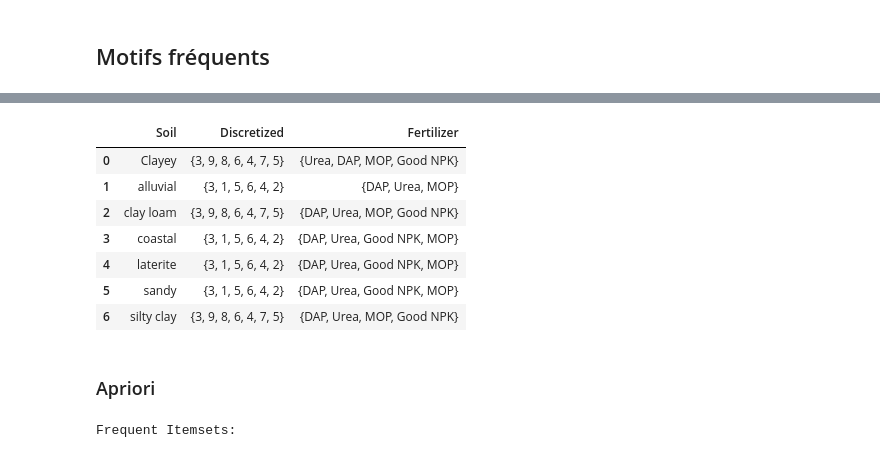
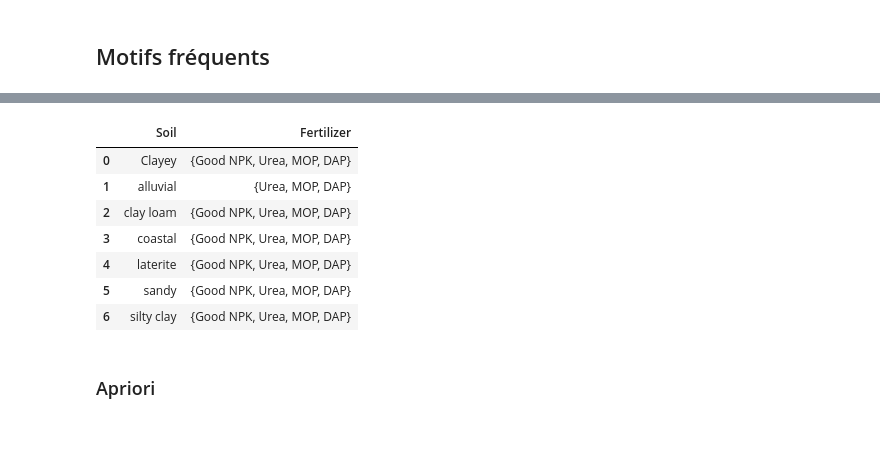
Before and after one commit to Katia-LOUNAS/Data_Mining, a Jupyter notebook: Frequent patterns and association rules.ipynb, the cells around one changed output, grey strips where cells are left out. Cells and saved outputs as stored; diff of their text form; code cells hidden in the pictures.

```diff
--- a/Frequent patterns and association rules.ipynb
+++ b/Frequent patterns and association rules.ipynb
@@ -118,18 +118,18 @@ grouped
 # %%
-dataset = df_after.groupby('Soil').agg({
-    'Discretized': set,
+dataset = df_after2.groupby('Soil').agg({
+    # 'Discretized': set,
     'Fertilizer': set
 }).reset_index()
 dataset.to_csv('./Data/Dataset-bis_bis.csv', index=False)
 dataset
 # %% [output]
-|  | Soil | Discretized | Fertilizer |
-| 0 | Clayey | {3, 9, 8, 6, 4, 7, 5} | {Urea, DAP, MOP, Good NPK} |
-| 1 | alluvial | {3, 1, 5, 6, 4, 2} | {DAP, Urea, MOP} |
-| 2 | clay loam | {3, 9, 8, 6, 4, 7, 5} | {DAP, Urea, MOP, Good NPK} |
-| 3 | coastal | {3, 1, 5, 6, 4, 2} | {DAP, Urea, Good NPK, MOP} |
-| 4 | laterite | {3, 1, 5, 6, 4, 2} | {DAP, Urea, Good NPK, MOP} |
-| 5 | sandy | {3, 1, 5, 6, 4, 2} | {DAP, Urea, Good NPK, MOP} |
-| 6 | silty clay | {3, 9, 8, 6, 4, 7, 5} | {DAP, Urea, MOP, Good NPK} |
+|  | Soil | Fertilizer |
+| 0 | Clayey | {Good NPK, Urea, MOP, DAP} |
+| 1 | alluvial | {Urea, MOP, DAP} |
+| 2 | clay loam | {Good NPK, Urea, MOP, DAP} |
+| 3 | coastal | {Good NPK, Urea, MOP, DAP} |
+| 4 | laterite | {Good NPK, Urea, MOP, DAP} |
+| 5 | sandy | {Good NPK, Urea, MOP, DAP} |
+| 6 | silty clay | {Good NPK, Urea, MOP, DAP} |
 # %% [markdown]
 <h3>Apriori
@@ -180,23 +135,0 @@ def apriori(dataset, min_support):
-# %%
-# Assuming your dataset is a DataFrame
-dataset = pd.DataFrame({
-    "Soil": ["Clayey", "alluvial", "clay loam", "coastal", "laterite", "sandy", "silty clay"],
-    "Discretized": [
-        "{'3', '9', '8', '6', '4', '7', '5'}",
-        "{'3', '1', '5', '6', '4', '2'}",
-        "{'3', '9', '8', '6', '4', '7', '5'}",
-        "{'3', '1', '5', '6', '4', '2'}",
-        "{'3', '1', '5', '6', '4', '2'}",
-        "{'3', '1', '5', '6', '4', '2'}",
-        "{'3', '9', '8', '6', '4', '7', '5'}"
-    ]
-})
-
-min_support = 3
-frequent_sets = apriori(dataset, min_support)
-
-print("Frequent Itemsets:")
-for itemset in frequent_sets:
-    print(itemset)
-# %% [output]
-Frequent Itemsets:
```
Also changed, not shown: parts of 13 cells of this notebook.
